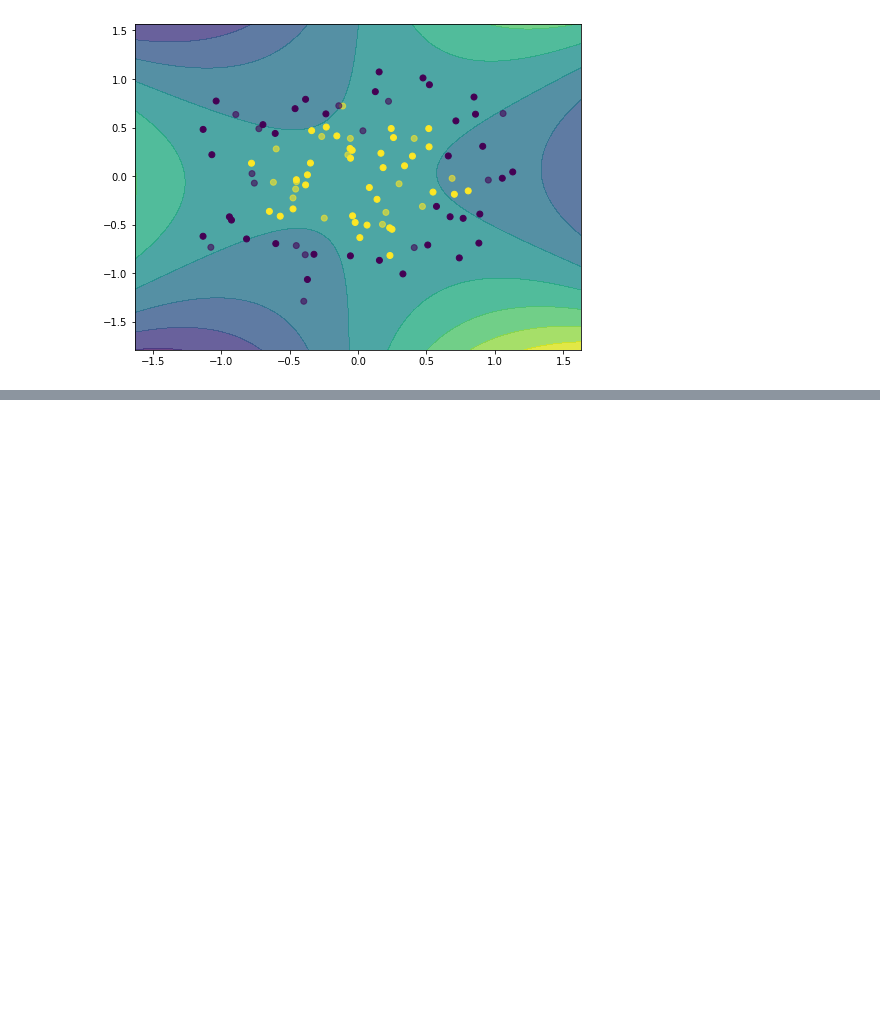
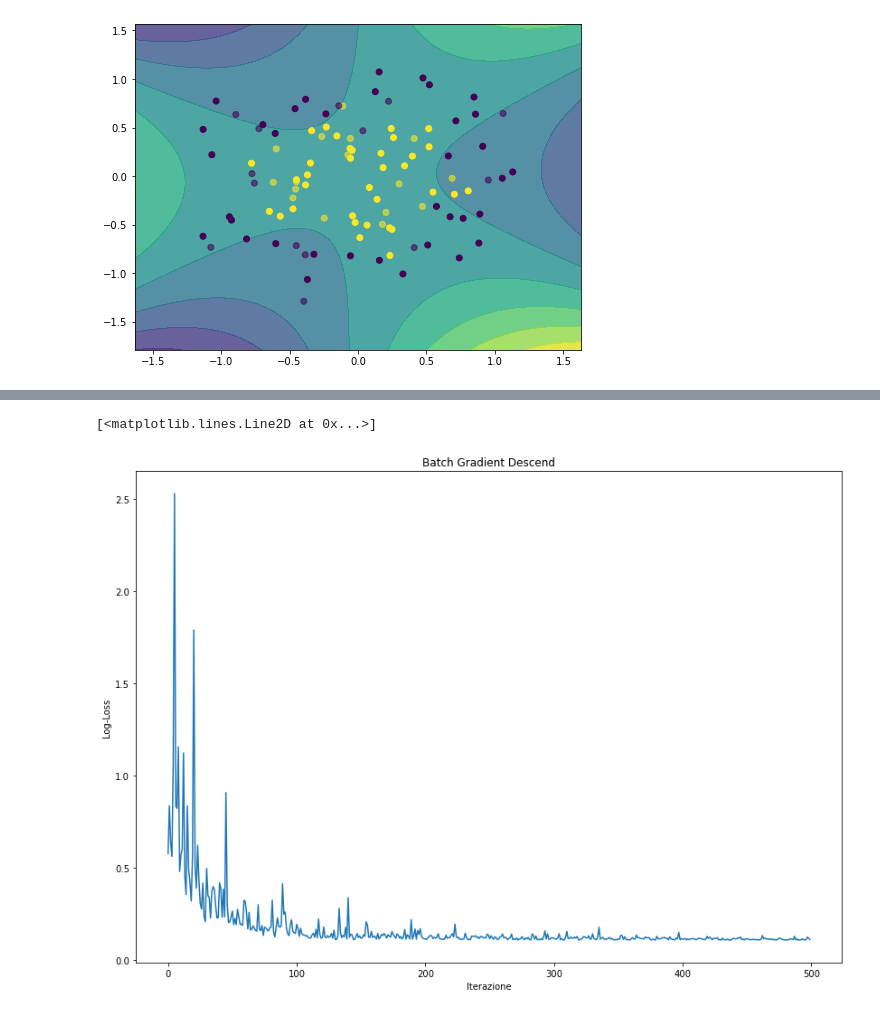
Before and after one commit to emanuele-em/Machine-Learning-and-Data-Science-by-example, a Jupyter notebook: README.ipynb, the cells around one changed output, grey strips where cells are left out. Saved outputs shown, nothing was run; the diff lists cells and outputs as text; code cells hidden in the pictures; blank space fills up the shorter version.

```diff
--- a/README.ipynb
+++ b/README.ipynb
@@ -1949,0 +2267,24 @@ ACCURACY: Train=0.5143 Test=0.4667
+# %%
+epochs = 50
+
+n_batches=10
+
+batch_size = X_train.shape[0]/n_batches
+
+classes = np.unique(Y)
+
+sgd = SGDClassifier(loss="log")
+batch_losses = []
+
+for epoch in range(epochs):
+        X_shuffled, Y_shuffled = shuffle(X_train, Y_train)
+        for batch in range(n_batches):
+            batch_start = int(batch*batch_size)
+            batch_end = int((batch+1)*batch_size)
+            X_batch = X_shuffled[batch_start:batch_end,:]
+            Y_batch = Y_shuffled[batch_start:batch_end]
+            print(X_batch.shape)
+            sgd.partial_fit(X_batch, Y_batch, classes=classes)
+            loss = log_loss(Y_test, sgd.predict_proba(X_test),labels=classes)
+            batch_losses.append(loss)
+        print("Loss all'epoca %d = %.4f" % (epoch+1, loss))
@@ -1949,0 +2309,9 @@ ACCURACY: Train=0.5143 Test=0.4667
+# %%
+plt.figure(figsize=(14,10))
+plt.title("Batch Gradient Descend")
+plt.xlabel("Iterazione")
+plt.ylabel("Log-Loss")
+plt.plot(batch_losses)
+# %% [output]
+[<matplotlib.lines.Line2D at 0x...>]
+[figure, added]
```
Also changed, not shown: parts of 33 cells of this notebook, 7 other files.
